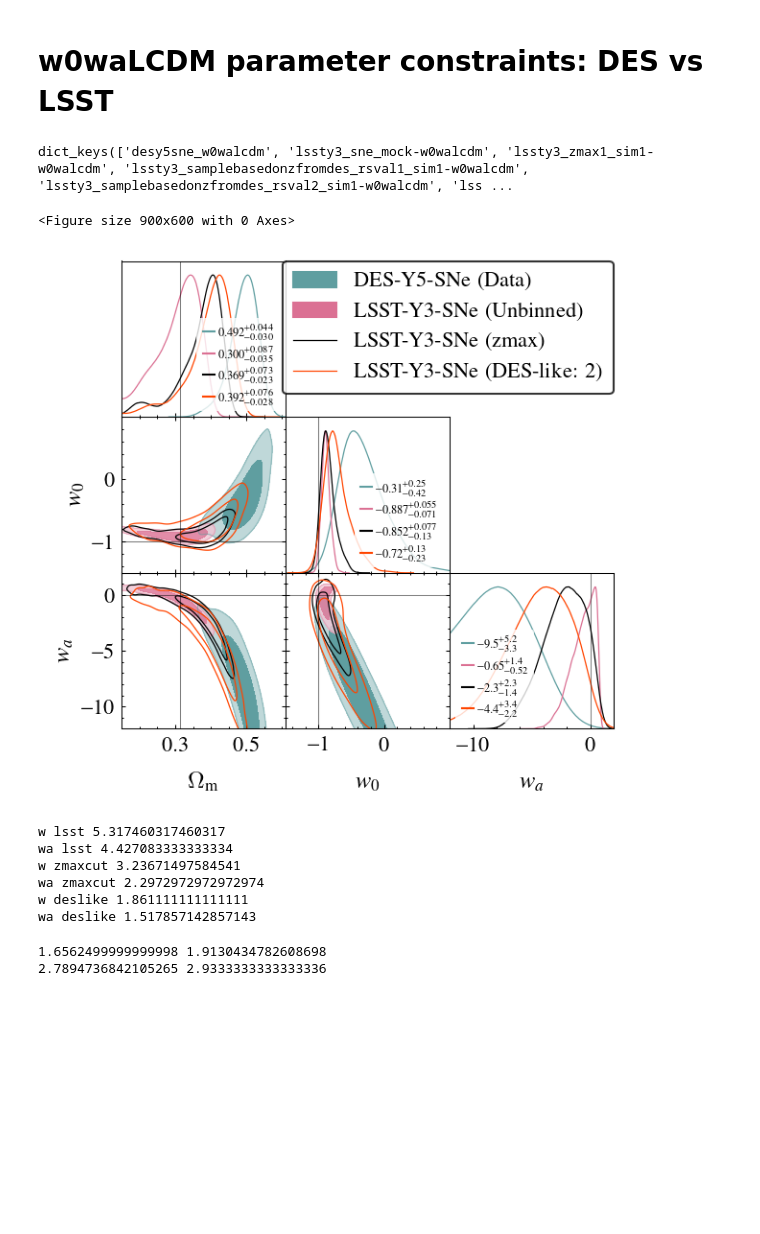
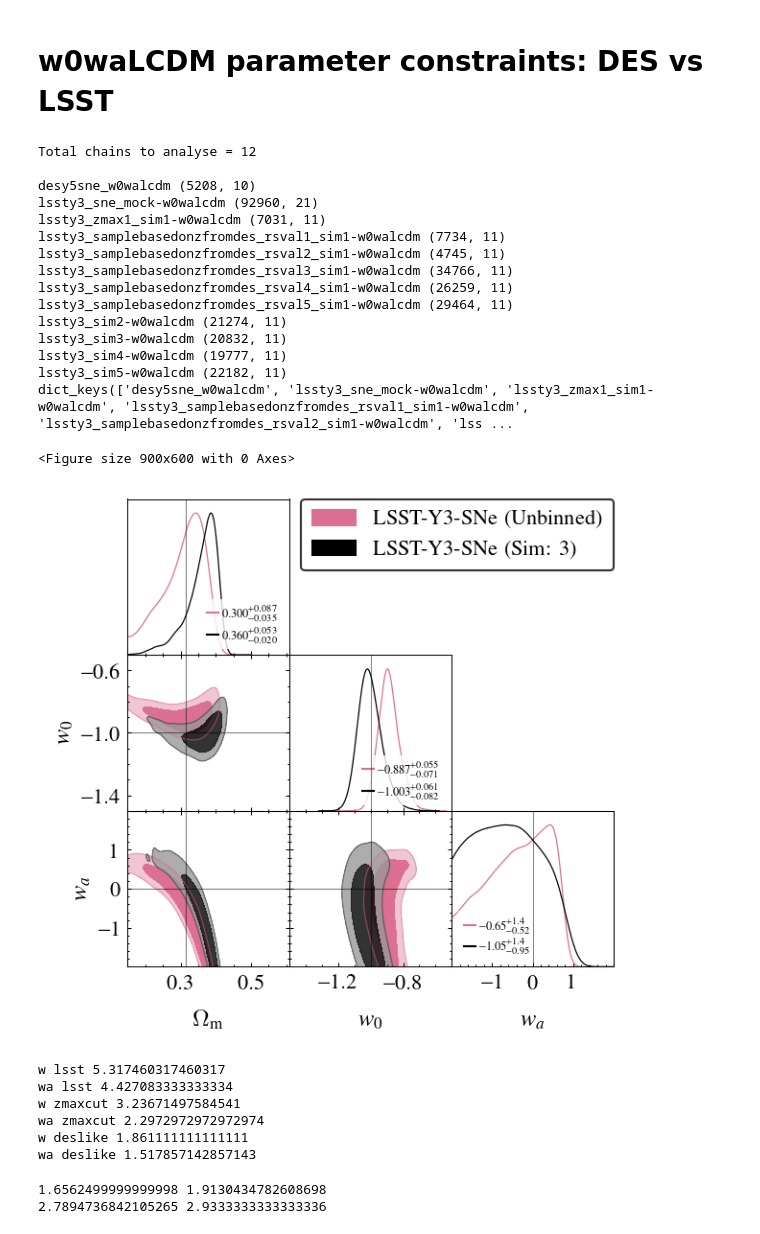
Before and after one commit to sriniraghunathan/CMB_BAO_SNe_likelihoods, a Jupyter notebook: analyse_chains_for_paper.ipynb, the cells around one changed output. Drawn from its saved outputs; the diff is of its cells as text; code cells hidden in the pictures; blank space fills up the shorter version.

Commit message:
plots

```diff
--- a/analyse_chains_for_paper.ipynb
+++ b/analyse_chains_for_paper.ipynb
@@ -281,7 +281,7 @@ chains_to_plot = [
 ]
 filled_arr = [True, False, True]
 
-if (0): #check multiple LSST datasets
+if (1): #check multiple LSST datasets
     des_y5_chain_fd = '/Users/sraghunathan/Research/cobaya/desi/chains/desy5sne_%s' %(which_cosmo)
     chain_fdlist = [des_y5_chain_fd]
 
@@ -296,6 +296,10 @@ if (0): #check multiple LSST datasets
     chain_fdlist.extend(['%s/lssty3_samplebasedonzfromdes_rsval3_sim1-%s' %(other_mcmc_fd, which_cosmo)])
     chain_fdlist.extend(['%s/lssty3_samplebasedonzfromdes_rsval4_sim1-%s' %(other_mcmc_fd, which_cosmo)])
     chain_fdlist.extend(['%s/lssty3_samplebasedonzfromdes_rsval5_sim1-%s' %(other_mcmc_fd, which_cosmo)])
+    chain_fdlist.extend(['%s/lssty3_sim2-%s' %(other_mcmc_fd, which_cosmo)])
+    chain_fdlist.extend(['%s/lssty3_sim3-%s' %(other_mcmc_fd, which_cosmo)])
+    chain_fdlist.extend(['%s/lssty3_sim4-%s' %(other_mcmc_fd, which_cosmo)])
+    chain_fdlist.extend(['%s/lssty3_sim5-%s' %(other_mcmc_fd, which_cosmo)])
 
 
     print('Total chains to analyse = %s\n' %(len(chain_fdlist)))
@@ -342,6 +346,24 @@ if (1):
     color_arr = ['cadetblue', 'palevioletred', 'black', 'orangered']
     filled_arr = [True, True, False, False, False, False]
 
+#param_limits_dic = {'omegam': [0.1, 0.6], 'omch2': [0., 0.25], 'w': [-1.3, -0.6], 'wa': [-4, 3.]}
+####param_limits_dic = {'omegam': [0.1, 0.6], 'w': [-1.5, 1.], 'wa': [-12, 2.]}
+param_limits_dic = {'omegam': [0.15, 0.61], 'w': [-1.5, 1.], 'wa': [-12, 2.]}
+#param_limits_dic = {'omegam': [0.2, 0.6], 'w': [-1.3, 0.3], 'wa': [-4., 1.2]}
+
+if (1):
+    chains_to_plot = [
+                      'lssty3_sne_mock-%s' %(which_cosmo),
+#                       'lssty3_sim2-%s' %(which_cosmo),
+                       'lssty3_sim3-%s' %(which_cosmo),
+#                       'lssty3_sim4-%s' %(which_cosmo),
+#                       'lssty3_sim5-%s' %(which_cosmo),
+
+    ]
+    color_arr = ['palevioletred', 'black', 'orangered', 'darkred', 'hotpink']
+    filled_arr = [True, True, False, False, False, False]
+    param_limits_dic = {'omegam': [0.15, 0.61], 'w': [-1.5, -0.5], 'wa': [-2, 2.]}
+
 
 
 print(samples_dic.keys()); ##sys.exit()
@@ -378,10 +400,6 @@ for chainname in chains_to_plot:
 if which_cosmo == 'lcdm':
     sys.exit()
 clf()
-#param_limits_dic = {'omegam': [0.1, 0.6], 'omch2': [0., 0.25], 'w': [-1.3, -0.6], 'wa': [-4, 3.]}
-####param_limits_dic = {'omegam': [0.1, 0.6], 'w': [-1.5, 1.], 'wa': [-12, 2.]}
-param_limits_dic = {'omegam': [0.15, 0.61], 'w': [-1.5, 1.], 'wa': [-12, 2.]}
-#param_limits_dic = {'omegam': [0.2, 0.6], 'w': [-1.3, 0.3], 'wa': [-4., 1.2]}
 
 g = misc_getdist.make_getdist_plot('triangle',
                                    samples_to_plot,
@@ -409,34 +427,48 @@ def get_des_lsst_improvements(qualifier, low_err_dic, up_err_dic):
         low_err, up_err = low_err_dic[p], up_err_dic[p]
         if p == 'w':
             low_err_des, up_err_des = 0.42, 0.25
         elif p == 'wa':
             low_err_des, up_err_des = 5.2, 3.3
 
         mean_err = (low_err+up_err)/2
         mean_err_des = (low_err_des+up_err_des)/2
         #print( p, mean_err, mean_err_des, mean_err_des/mean_err )
         #print( p, qualifier, mean_err, mean_err_des, mean_err_des/mean_err )
         print( p, qualifier, mean_err_des/mean_err )
     return
 
 #lsst
 low_err_dic = {'w': 0.071, 'wa': 0.52}
 up_err_dic = {'w': 0.055, 'wa': 1.4}
 get_des_lsst_improvements('lsst', low_err_dic, up_err_dic)
 
 #zmax cut
 low_err_dic = {'w': 0.13, 'wa': 1.4}
 up_err_dic = {'w': 0.077, 'wa': 2.3}
 get_des_lsst_improvements('zmaxcut', low_err_dic, up_err_dic)
 
 #DES-like
 low_err_dic = {'w': 0.23, 'wa': 2.2}
 up_err_dic = {'w': 0.13, 'wa': 3.4}
 get_des_lsst_improvements('deslike', low_err_dic, up_err_dic)
 # %% [output]
+Total chains to analyse = 12
+
+desy5sne_w0walcdm (5208, 10)
+lssty3_sne_mock-w0walcdm (92960, 21)
+lssty3_zmax1_sim1-w0walcdm (7031, 11)
+lssty3_samplebasedonzfromdes_rsval1_sim1-w0walcdm (7734, 11)
+lssty3_samplebasedonzfromdes_rsval2_sim1-w0walcdm (4745, 11)
+lssty3_samplebasedonzfromdes_rsval3_sim1-w0walcdm (34766, 11)
+lssty3_samplebasedonzfromdes_rsval4_sim1-w0walcdm (26259, 11)
+lssty3_samplebasedonzfromdes_rsval5_sim1-w0walcdm (29464, 11)
+lssty3_sim2-w0walcdm (21274, 11)
+lssty3_sim3-w0walcdm (20832, 11)
+lssty3_sim4-w0walcdm (19777, 11)
+lssty3_sim5-w0walcdm (22182, 11)
 dict_keys(['desy5sne_w0walcdm', 'lssty3_sne_mock-w0walcdm', 'lssty3_zmax1_sim1-w0walcdm', 'lssty3_samplebasedonzfromdes_rsval1_sim1-w0walcdm', 'lssty3_samplebasedonzfromdes_rsval2_sim1-w0walcdm', 'lss ...
 <Figure size 900x600 with 0 Axes>
-[figure, old version]
+[figure, new version]
 w lsst 5.317460317460317
 wa lsst 4.427083333333334
 w zmaxcut 3.23671497584541
```
Also changed, not shown: 2 other files.
